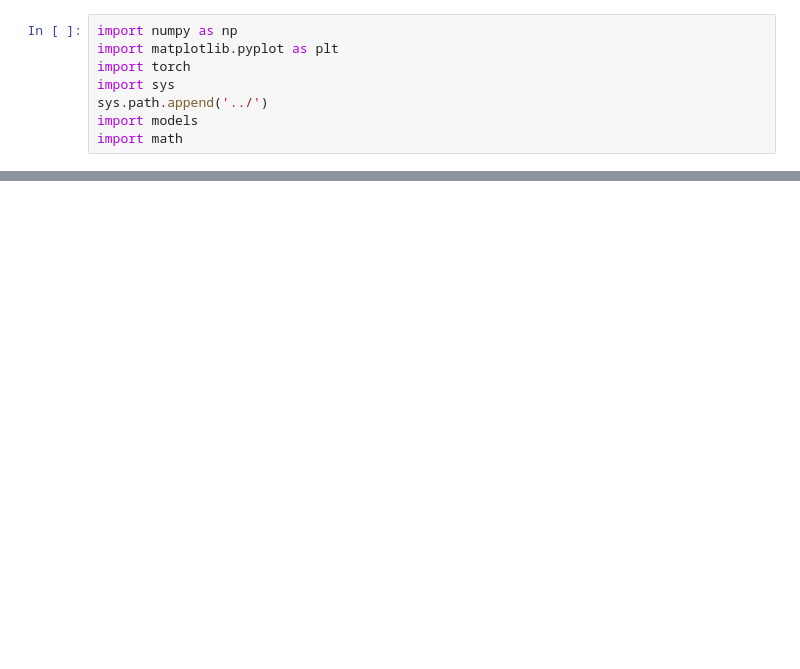
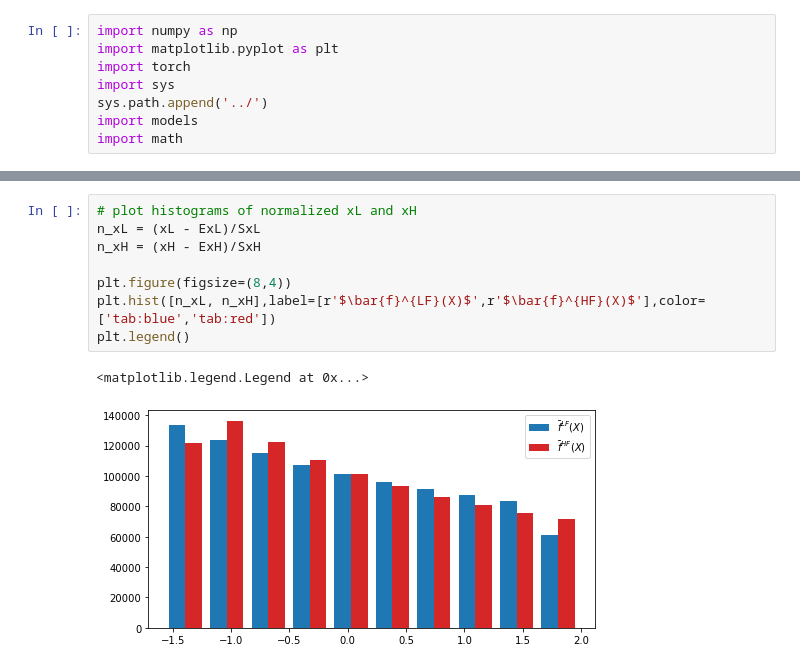
Before and after one commit to CU-UQ/L-BF-IS, a Jupyter notebook: notebooks/dim-1.ipynb, the cells around one changed output, grey strips where cells are left out. Saved outputs shown, nothing was run; the diff lists cells and outputs as text; blank space fills up the shorter version.

```diff
--- a/notebooks/dim-1.ipynb
+++ b/notebooks/dim-1.ipynb
@@ -61,0 +73,11 @@ tensor([4.3686, 6.0484, 3.6042, 3.3810, 5.4602, 4.7306, 3.2947, 5.5273, 4.3137,
+# %%
+# plot histograms of normalized xL and xH
+n_xL = (xL - ExL)/SxL
+n_xH = (xH - ExH)/SxH
+
+plt.figure(figsize=(8,4))
+plt.hist([n_xL, n_xH],label=[r'$\bar{f}^{LF}(X)$',r'$\bar{f}^{HF}(X)$'],color=['tab:blue','tab:red'])
+plt.legend()
+# %% [output]
+<matplotlib.legend.Legend at 0x...>
+[figure, added]
```
Also changed, not shown: parts of 13 cells of this notebook.
